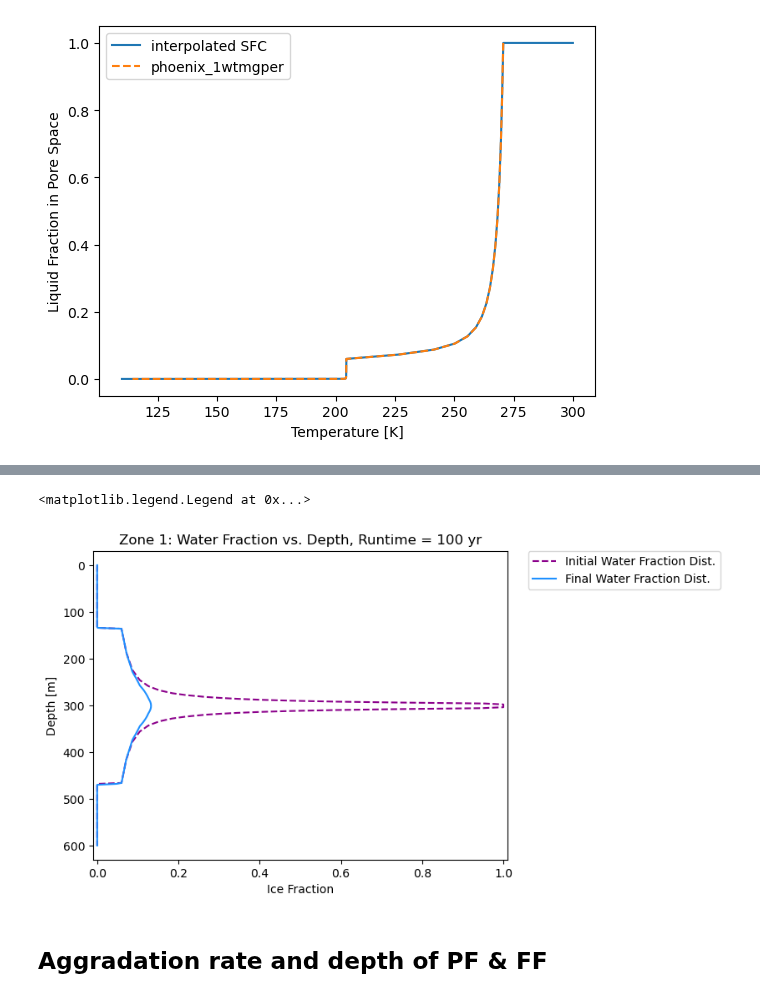
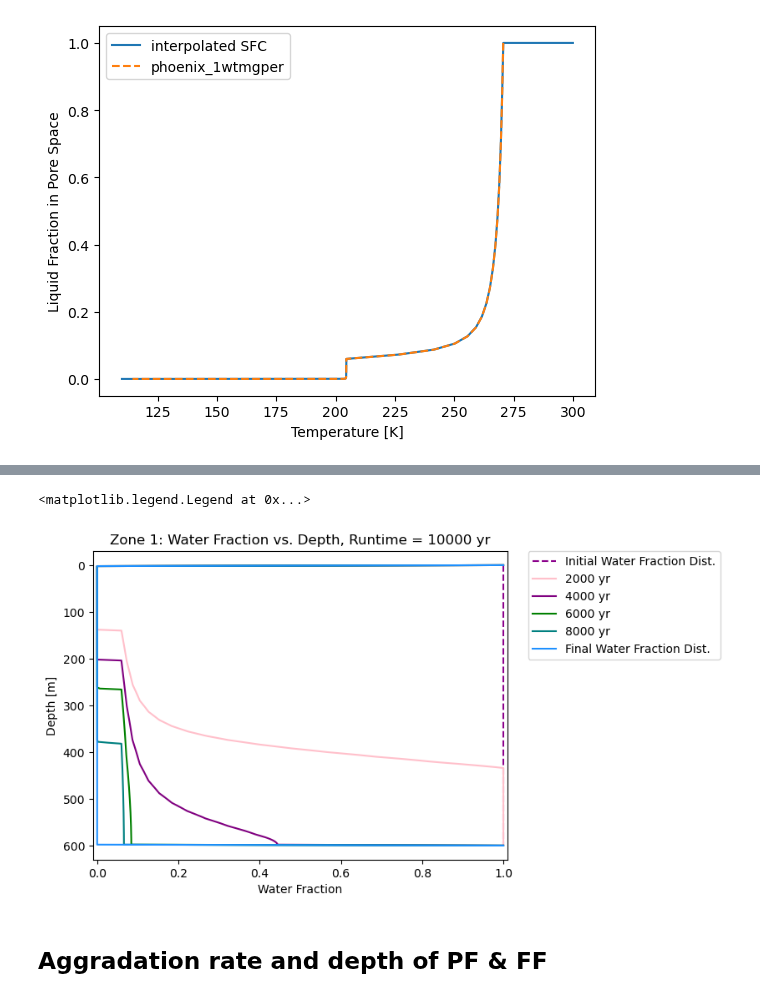
Before and after one commit to alexiak322/ceres-pingo-model, a Jupyter notebook: -1DHT-model-code/python/1DHT Model.ipynb, the cells around one changed output, grey strips where cells are left out. Saved outputs shown, nothing was run; the diff lists cells and outputs as text; code cells hidden in the pictures.

```diff
--- a/-1DHT-model-code/python/1DHT Model.ipynb
+++ b/-1DHT-model-code/python/1DHT Model.ipynb
@@ -130,7 +105,7 @@ print(T_ini)
 # %%
 # Ceres temperature reconstruction (just a .txt file) with 100k rows each with a temp of 150 K
 # Load the data from the text file
-TCurve_data = pd.read_csv('cerestempcurve.txt', header=None)
+TCurve_data = pd.read_csv('cerestempcurve_rampeddown.csv', header=None)
 
 T_ann10 = TCurve_data[1] #temperatures, dep variable
 tt_yr = TCurve_data[0] #years, indep variable
@@ -139,5 +114,3 @@ ttt = np.arange(0, 100000+tstep, tstep) #do this for maximum runtime, can filter
 interp_function = interp1d(tt_yr, T_ann10, kind='linear', fill_value='extrapolate')
 
 T_ann10q = interp_function(ttt) #interpolating the surface temperature so there is one for every time step
-
-print(T_ann10q[-1])
@@ -255,7 +214,7 @@ k_eq=np.zeros(nocell-1) ## EQUIVALENT THERMAL CONDUCTIVITY
 C_eq=np.zeros(nocell)   ## EQUIVALENT HEAT CAPACITY
 a_eq=np.zeros(nocell)   ## EQUIVALENT THERMAL DIFFUSIVITY
 
-runtime = 100000
+runtime = 10000
 
 T_matx_0_1=np.zeros((nocell,runtime)) ### CREATING EMPTY TEMP MATRICES FOR EACH ZONE'S RUN TIME (100000 yr)
 T_matx_0_1[:,0] = np.copy(T_ini)                                    ### add more as needed
@@ -289,8 +248,8 @@ for i in range(nocell):
 
 #column-specific ice fraction arrays
 f_matx_0_1=np.zeros((nocell,runtime)) #ice fraction
-f_matx_0_1[:,0] = np.copy(f_ice)
+f_matx_0_1[:,0] = np.copy(f_w)
 f_matx_1_2=np.zeros((nocell,runtime))
-f_matx_1_2[:,0] = np.copy(f_ice)
+f_matx_1_2[:,0] = np.copy(f_w)
 
-print(f_ice)
+#print(f_ice)
@@ -553,19 +632,23 @@ print(T_matx_0_1[:,-1])
 # %%
 ### Fig - Final ice fraction distrubution
 #plotting curves for initial and final f_ice distributions
 
 plt.figure()
 plt.xlim([-0.01,1.01])
 plt.plot(f_matx_0_1[:,0], z, linestyle='dashed',color='darkmagenta', label='Initial Water Fraction Dist.')
+plt.plot(f_matx_0_1[:,2000], z, color='pink', label='2000 yr')
+plt.plot(f_matx_0_1[:,4000], z, color='purple', label='4000 yr')
+plt.plot(f_matx_0_1[:,6000], z, color='green', label='6000 yr')
+plt.plot(f_matx_0_1[:,8000], z, color='teal', label='8000 yr')
 plt.plot(f_matx_0_1[:,runtime-1], z, color='dodgerblue', label='Final Water Fraction Dist.')
 plt.gca().invert_yaxis()
-plt.xlabel('Ice Fraction')
+plt.xlabel('Water Fraction')
 plt.ylabel('Depth [m]')
 plt.title('Zone 1: Water Fraction vs. Depth, Runtime = %r yr' %(runtime))
 plt.legend(bbox_to_anchor=(1.05, 1), loc='upper left', borderaxespad=0)
 # %% [output]
 <matplotlib.legend.Legend at 0x...>
-[figure, old version]
+[figure, new version]
 # %%
 # when runtime is 100,000 yr, code takes ~2 hr to run
 # %% [markdown]
```
Also changed, not shown: parts of 22 cells of this notebook, 1 other file.
